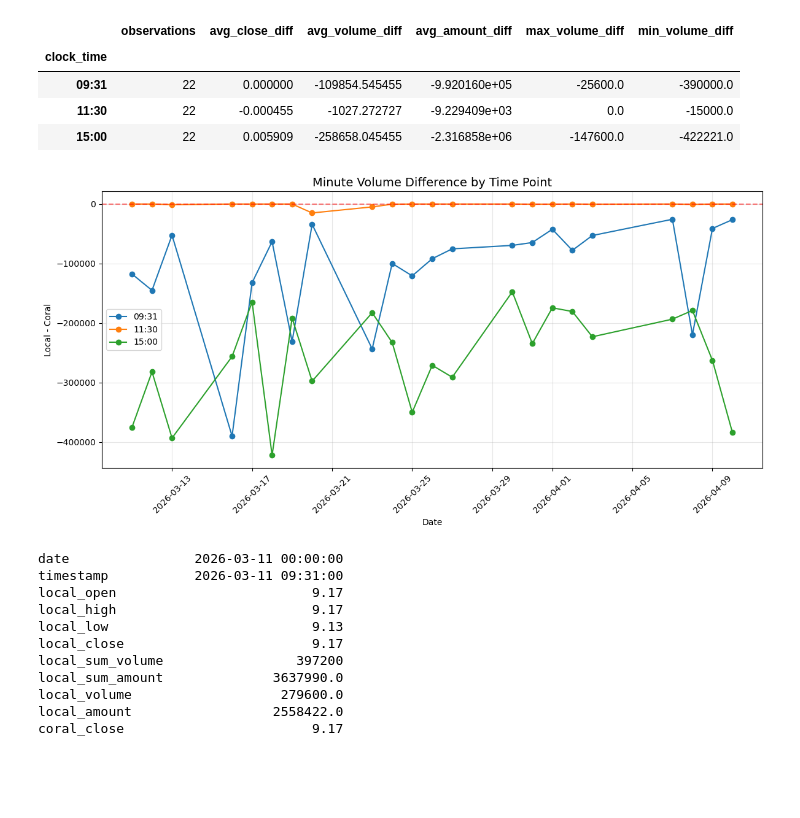
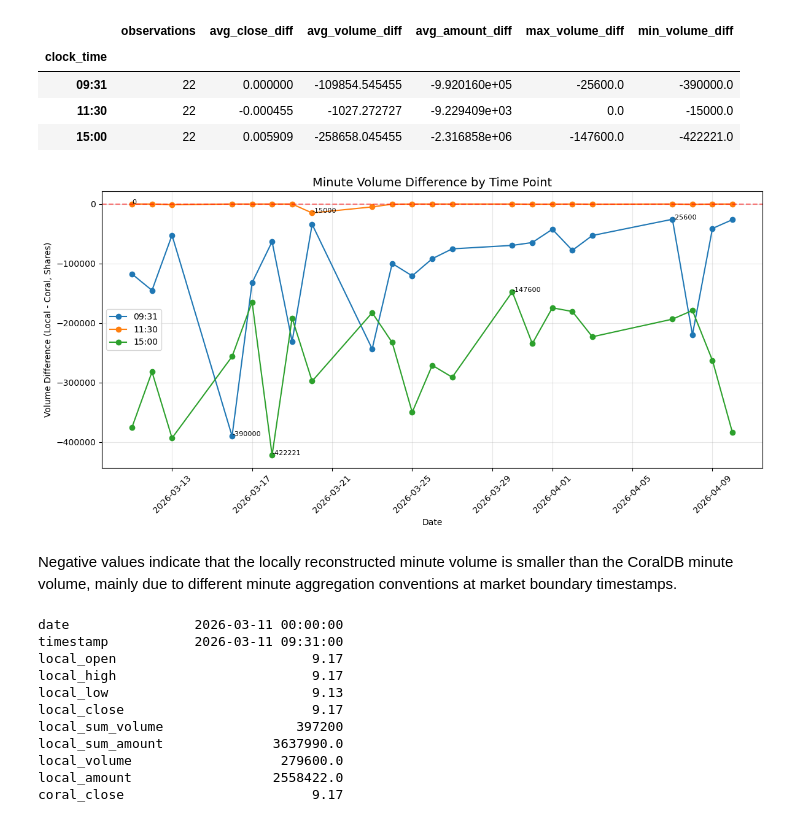
Before and after one commit to xiyuanzhu926/level2-research, a Jupyter notebook: level2-research/notebooks/03_data_validation.ipynb, the cells around one changed output. Drawn from its saved outputs; the diff is of its cells as text; code cells hidden in the pictures; blank space fills up the shorter version.

```diff
--- a/level2-research/notebooks/03_data_validation.ipynb
+++ b/level2-research/notebooks/03_data_validation.ipynb
@@ -1023,36 +1085,55 @@ summary_boundary
 # 4 每一天09：31，11：30，15：00到底差多少
 time_points = ["09:31", "11:30", "15:00"]
 
 plt.figure(figsize=(12, 6))
 
 # 为每个时间点绘制折线
 for time_point in time_points:
     # 筛选数据
     time_data = boundary_df[boundary_df["clock_time"] == time_point]
 
     # 绘制折线图
     plt.plot(
         time_data["date"],
         time_data["volume_diff"],
         marker="o",
         label=f"{time_point}"
     )
 
 # 添加参考线
 plt.axhline(0, linestyle="--", color="red", alpha=0.5)
 
 # 图表设置
 plt.title("Minute Volume Difference by Time Point", fontsize=14)
 plt.xlabel("Date")
-plt.ylabel("Local - Coral")
+plt.ylabel("Volume Difference (Local - Coral, Shares)")
 plt.xticks(rotation=45)
 plt.grid(alpha=0.3)
-plt.legend()  # 显示图例
+plt.legend()
+
+for time_point in ["09:31", "11:30", "15:00"]:
+
+    tmp = boundary_df[boundary_df["clock_time"] == time_point]
+
+    max_idx = tmp["volume_diff"].idxmax()
+    min_idx = tmp["volume_diff"].idxmin()
+
+    for idx in [max_idx, min_idx]:
+        row = boundary_df.loc[idx]
+
+        plt.text(
+            row["date"],
+            row["volume_diff"],
+            f'{row["volume_diff"]:.0f}',
+            fontsize=8
+        )
 
 plt.tight_layout()
 plt.show()
 # %% [output]
-[figure, old version]
+[figure, new version]
+# %% [markdown]
+Negative values indicate that the locally reconstructed minute volume is smaller than the CoralDB minute volume, mainly due to different minute aggregation conventions at market boundary timestamps.
 # %%
 # 5 Investigation
 sample = boundary_df[
```
Also changed, not shown: parts of 149 cells of this notebook.
